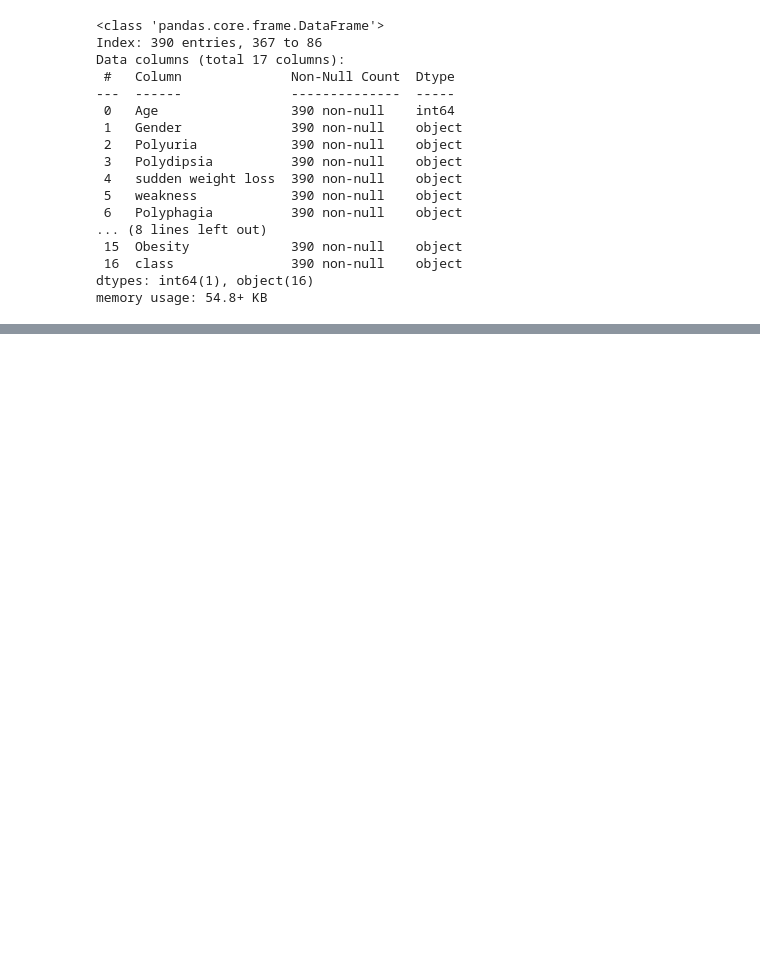
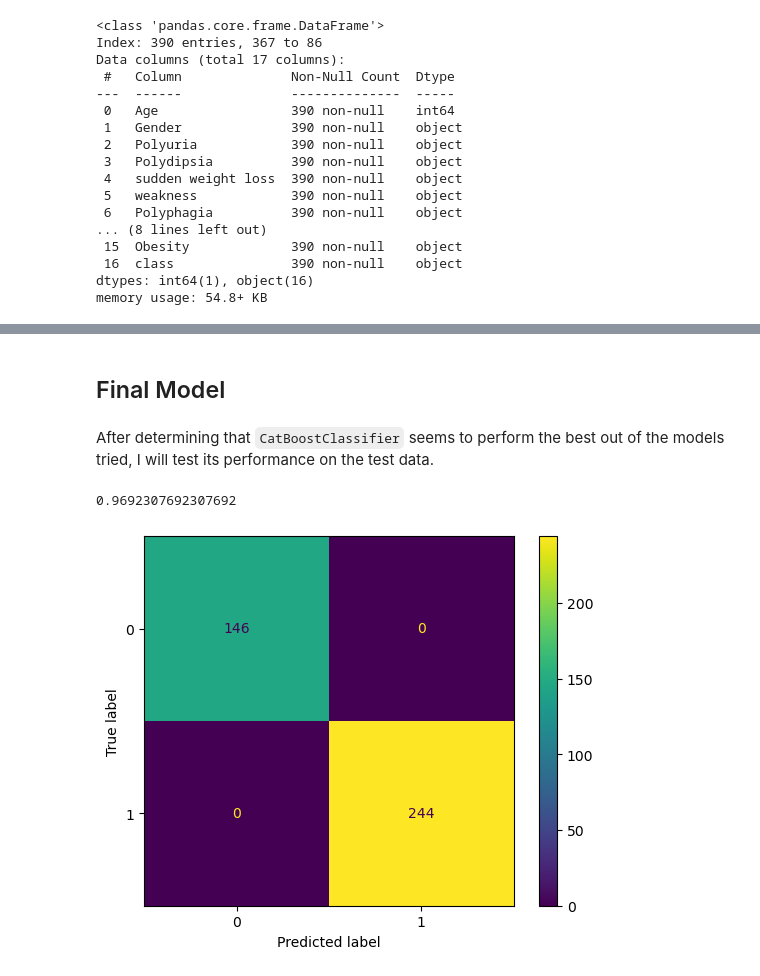
Before and after one commit to jtan29/diabetes-analysis, a Jupyter notebook: diabetes.ipynb, the cells around one changed output, grey strips where cells are left out. Drawn from its saved outputs; the diff is of its cells as text; code cells hidden in the pictures; blank space fills up the shorter version.

```diff
--- a/diabetes.ipynb
+++ b/diabetes.ipynb
@@ -125,0 +167,8 @@ def mean_std_cross_val_scores(model, X_train, y_train, **kwargs):
+# %%
+results = {}
+dummy = DummyClassifier(strategy="most_frequent")
+results["dummy"] = mean_std_cross_val_scores(dummy, X_train, y_train, cv = 5, return_train_score=True)
+display(pd.DataFrame(results).T)
+
+dummy.fit(X_train, y_train)
+matrix = confusion_matrix(y_train, dummy.predict(X_train))
@@ -125,0 +253,22 @@ def mean_std_cross_val_scores(model, X_train, y_train, **kwargs):
+# %%
+from catboost import CatBoostClassifier
+from scipy.stats import randint
+
+param_dist = {
+    "catboostclassifier__learning_rate": np.linspace(0,0.2,5),
+    "catboostclassifier__max_depth": randint(3, 10)
+}
+
+pipe = make_pipeline(preprocessor, CatBoostClassifier(verbose=0, random_state=111))
+
+random_search = RandomizedSearchCV(pipe,
+                  random_state = 111,
+                  param_distributions = param_dist,
+                  n_iter=10,
+                  return_train_score=True)
+
+random_search.fit(X_train, y_train_enc)
+cb_best_score = random_search.best_score_
+cb_best_params = random_search.best_params_
+print(cb_best_score)
+print(cb_best_params)
@@ -125,0 +309,22 @@ def mean_std_cross_val_scores(model, X_train, y_train, **kwargs):
+# %% [markdown]
+## Final Model
+# %% [markdown]
+After determining that `CatBoostClassifier` seems to perform the best out of the models tried, I will test its performance on the test data.
+# %%
+final_model = make_pipeline(preprocessor, CatBoostClassifier(verbose=0,
+                                                             random_state=111,
+                                                             learning_rate = cb_best_params['catboostclassifier__learning_rate'],
+                                                             max_depth = cb_best_params['catboostclassifier__max_depth']))
+final_model.fit(X_train, y_train_enc)
+test_score = final_model.score(X_test, y_test_enc)
+print(test_score)
+# %% [output]
+0.9692307692307692
+# %%
+from sklearn.metrics import ConfusionMatrixDisplay
+matrix = confusion_matrix(y_train_enc, final_model.predict(X_train))
+disp = ConfusionMatrixDisplay(confusion_matrix=matrix)
+disp.plot()
+plt.show()
+# %% [output]
+[figure, added]
```
Also changed, not shown: parts of 34 cells of this notebook, 4 other files.
